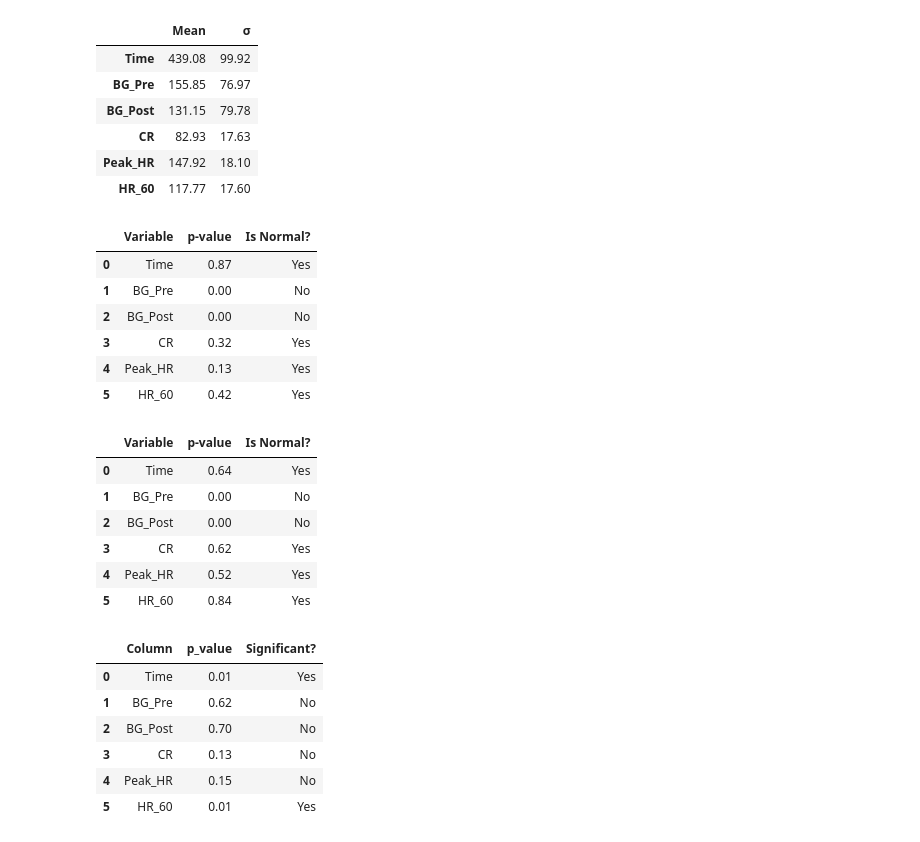
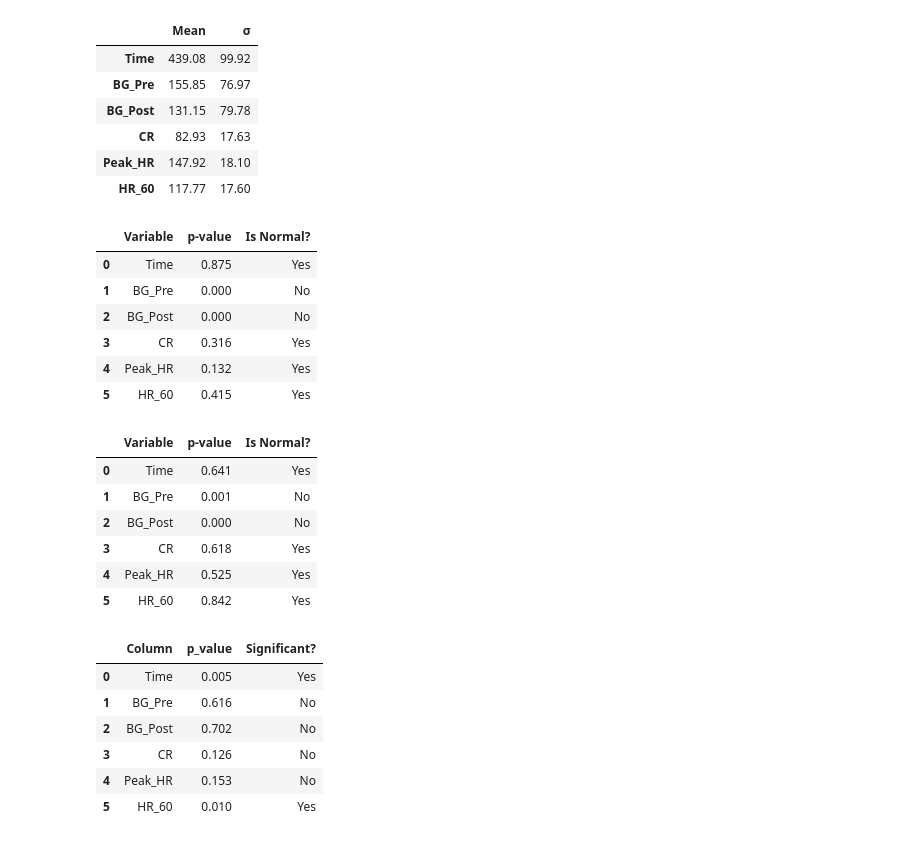
Before and after one commit to edherl/data-projects, a Jupyter notebook: MSC_DATA.ipynb, the cells around one changed output. Drawn from its saved outputs; the diff is of its cells as text; code cells hidden in the pictures.

```diff
--- a/MSC_DATA.ipynb
+++ b/MSC_DATA.ipynb
@@ -113,7 +113,7 @@ for column in placebo_columns_df.columns:
 
     shapiro_results.append({
       'Variable': column,
-      'p-value': round(p_value, 2),
+      'p-value': round(p_value, 3),
       'Is Normal?': 'Yes' if p_value > 0.05 else 'No'
       })
 
@@ -122,39 +122,39 @@ shapiro_placebo_df = pd.DataFrame(shapiro_results)
 display(shapiro_placebo_df)
 # %% [output]
 |  | Variable | p-value | Is Normal? |
-| 0 | Time | 0.87 | Yes |
-| 1 | BG_Pre | 0.00 | No |
-| 2 | BG_Post | 0.00 | No |
-| 3 | CR | 0.32 | Yes |
-| 4 | Peak_HR | 0.13 | Yes |
-| 5 | HR_60 | 0.42 | Yes |
+| 0 | Time | 0.875 | Yes |
+| 1 | BG_Pre | 0.000 | No |
+| 2 | BG_Post | 0.000 | No |
+| 3 | CR | 0.316 | Yes |
+| 4 | Peak_HR | 0.132 | Yes |
+| 5 | HR_60 | 0.415 | Yes |
 # %%
 # For intervention data.
 
 intervention_columns_df = pd.DataFrame(intervention_columns)
 
 shapiro_results = []
 
 for column in intervention_columns_df.columns:
     _, p_value = shapiro(intervention_columns_df[column])
 
     shapiro_results.append({
       'Variable': column,
-      'p-value': round(p_value, 2),
+      'p-value': round(p_value, 3),
       'Is Normal?': 'Yes' if p_value > 0.05 else 'No'
       })
 
 shapiro_intervention_df = pd.DataFrame(shapiro_results)
 
 display(shapiro_intervention_df)
 # %% [output]
 |  | Variable | p-value | Is Normal? |
-| 0 | Time | 0.64 | Yes |
-| 1 | BG_Pre | 0.00 | No |
-| 2 | BG_Post | 0.00 | No |
-| 3 | CR | 0.62 | Yes |
-| 4 | Peak_HR | 0.52 | Yes |
-| 5 | HR_60 | 0.84 | Yes |
+| 0 | Time | 0.641 | Yes |
+| 1 | BG_Pre | 0.001 | No |
+| 2 | BG_Post | 0.000 | No |
+| 3 | CR | 0.618 | Yes |
+| 4 | Peak_HR | 0.525 | Yes |
+| 5 | HR_60 | 0.842 | Yes |
 # %%
 # The comparison of the supplementation effects was conducted through the Student's t-test.
 # The significance level adopted for all data was p < 0.05.
@@ -170,7 +170,7 @@ for column in columns:
 
     results_list.append({
         'Column': column,
-        'p_value': round(p_value, 2),
+        'p_value': round(p_value, 3),
         'Significant?': 'Yes' if p_value < 0.05 else 'No'
     })
 
@@ -179,9 +179,9 @@ results_df = pd.DataFrame(results_list)
 display(results_df)
 # %% [output]
 |  | Column | p_value | Significant? |
-| 0 | Time | 0.01 | Yes |
-| 1 | BG_Pre | 0.62 | No |
-| 2 | BG_Post | 0.70 | No |
-| 3 | CR | 0.13 | No |
-| 4 | Peak_HR | 0.15 | No |
-| 5 | HR_60 | 0.01 | Yes |
+| 0 | Time | 0.005 | Yes |
+| 1 | BG_Pre | 0.616 | No |
+| 2 | BG_Post | 0.702 | No |
+| 3 | CR | 0.126 | No |
+| 4 | Peak_HR | 0.153 | No |
+| 5 | HR_60 | 0.010 | Yes |
```
